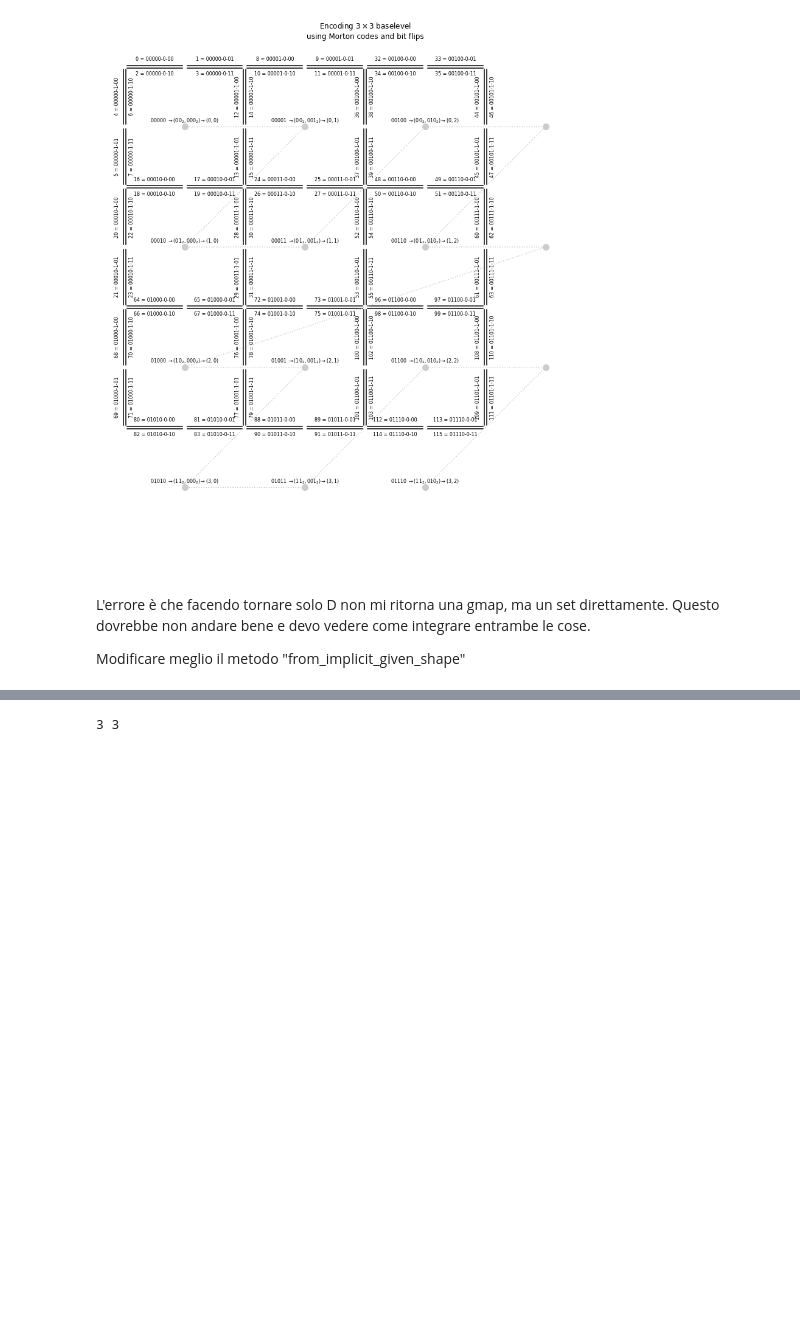
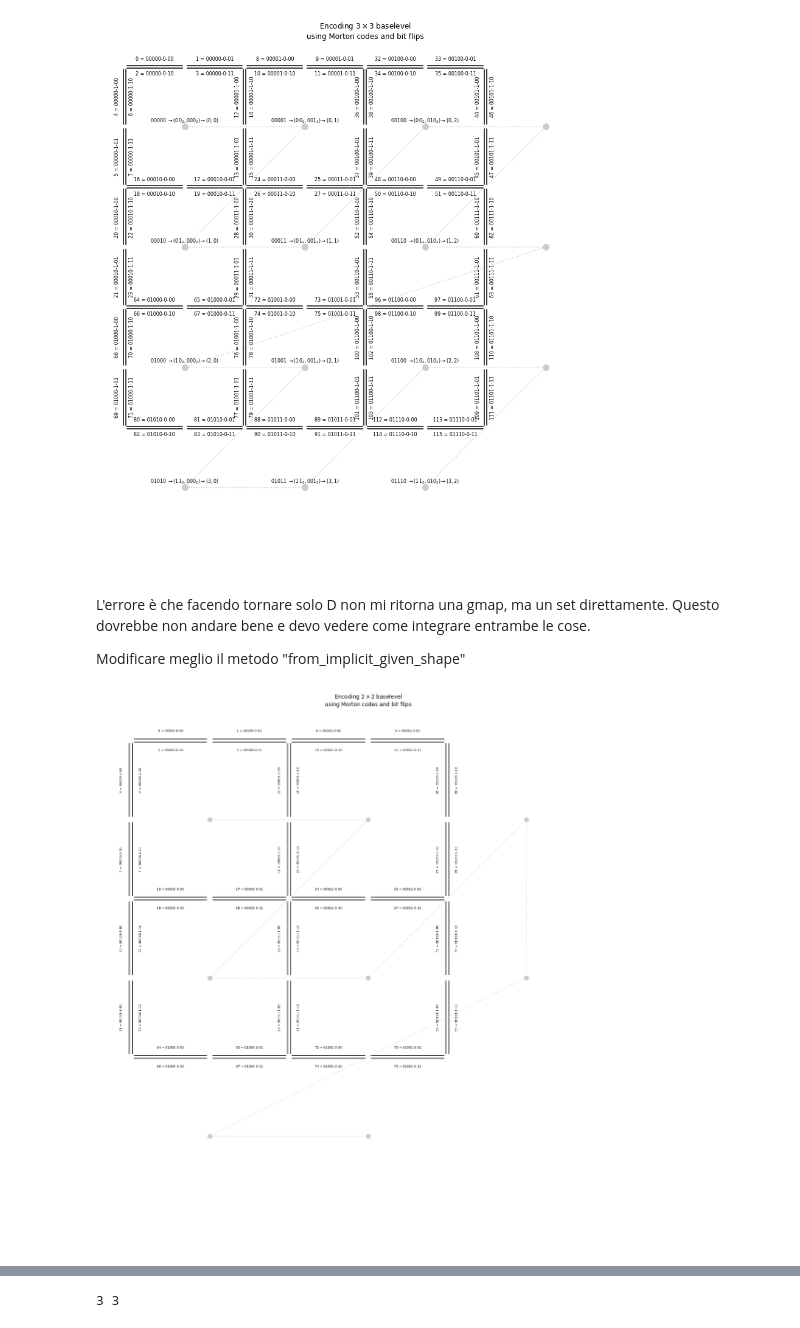
Before and after one commit to napolanocarmine/Thesis_Project, a Jupyter notebook: test_label_map.ipynb, the cells around one changed output, grey strips where cells are left out. Drawn from its saved outputs; the diff is of its cells as text; code cells hidden in the pictures; blank space fills up the shorter version.

```diff
--- a/test_label_map.ipynb
+++ b/test_label_map.ipynb
@@ -76,6 +76,8 @@ same_label = custom_LM()
 
 same_label.bounded_black_gmap()
 # %%
-plot_chessboard(same_label.m.darts, same_label, 'initilization_bounded_black_gmap')
+plot_chessboard(same_label.m.darts, same_label, '2x2_bounded_black_gmap')
+# %% [output]
+[figure, added]
 # %%
 same_label.remove_edges()
```
Also changed, not shown: parts of 11 cells of this notebook, 15 other files.
